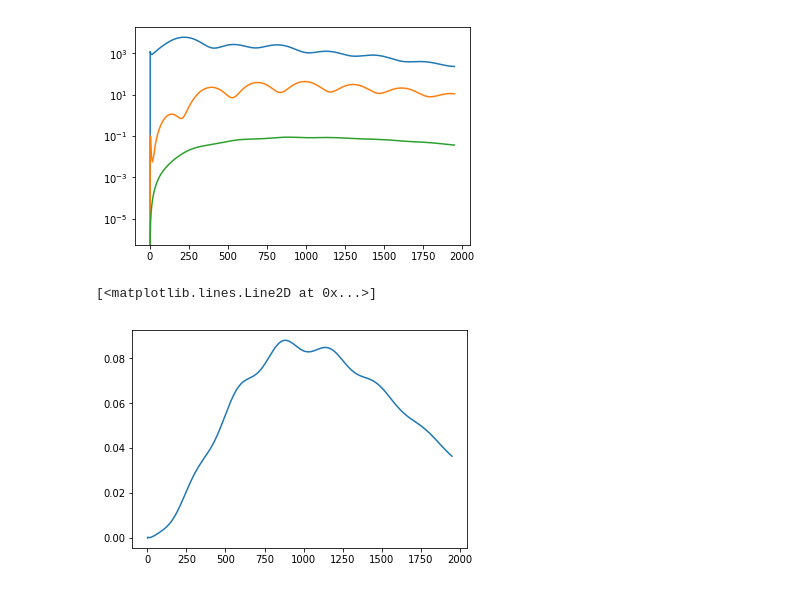
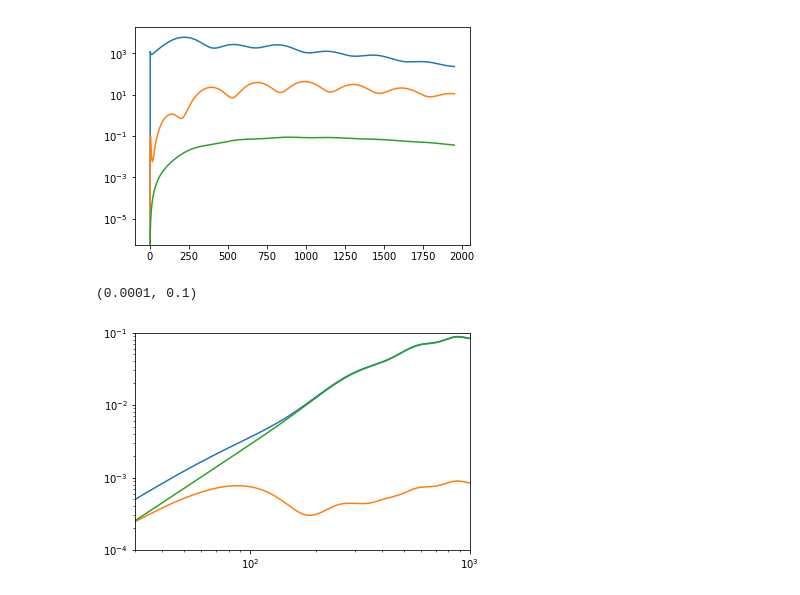
Before and after one commit to acwgough/foreground_moments, a Jupyter notebook: 2019-notebooks/2019-08/2019-08-29 making CMB maps.ipynb, the cells around one changed output. Saved outputs shown, nothing was run; the diff lists cells and outputs as text; code cells hidden in the pictures.

```diff
--- a/2019-notebooks/2019-08/2019-08-29 making CMB maps.ipynb
+++ b/2019-notebooks/2019-08/2019-08-29 making CMB maps.ipynb
@@ -53,8 +53,12 @@ semilogy(ells, camb_lens_nobb[3])
 r = 0.01
 # %%
 bb = r * primo_bb + lens_bb
-# %%
-plot(ells, bb)
-# %% [output]
-[<matplotlib.lines.Line2D at 0x...>]
-[figure, removed]
+# %%
+loglog(ells, bb)
+loglog(ells, r*primo_bb)
+loglog(ells, lens_bb)
+xlim(30,1000)
+ylim(1e-4,1e-1)
+# %% [output]
+(0.0001, 0.1)
+[figure, added]
```
Also changed, not shown: 5 other files.
